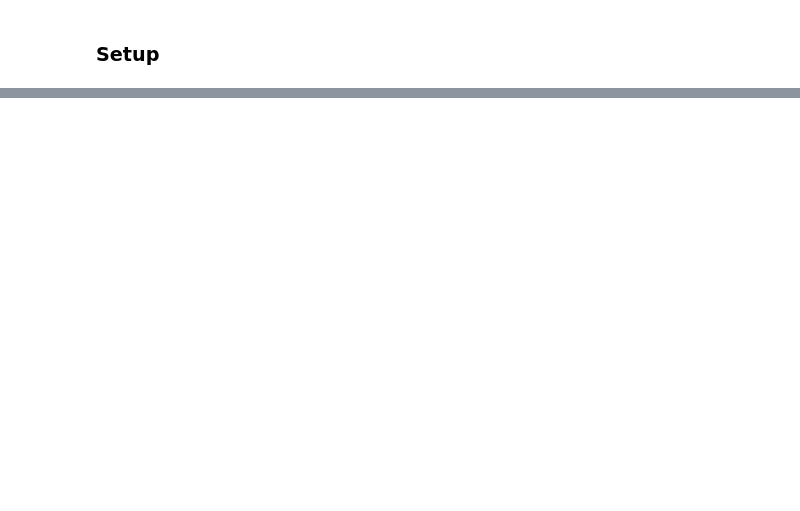
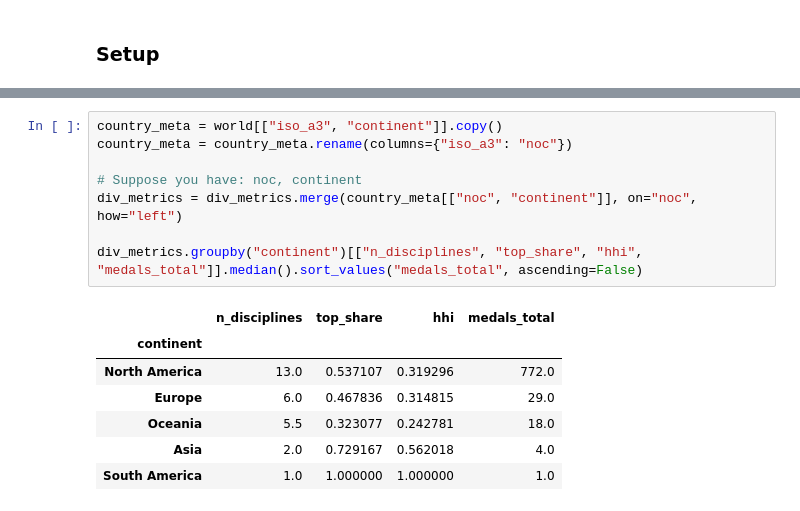
Before and after one commit to dpark2380/comm3180_S26_Blog, a Jupyter notebook: posts/blog_03_olympics/DOW3_olympics.ipynb, the cells around one changed output, grey strips where cells are left out. Drawn from its saved outputs; the diff is of its cells as text; blank space fills up the shorter version.

```diff
--- a/posts/blog_03_olympics/DOW3_olympics.ipynb
+++ b/posts/blog_03_olympics/DOW3_olympics.ipynb
@@ -170,0 +216,16 @@ plt.show()
+# %%
+country_meta = world[["iso_a3", "continent"]].copy()
+country_meta = country_meta.rename(columns={"iso_a3": "noc"})
+
+# Suppose you have: noc, continent
+div_metrics = div_metrics.merge(country_meta[["noc", "continent"]], on="noc", how="left")
+
+div_metrics.groupby("continent")[["n_disciplines", "top_share", "hhi", "medals_total"]].median().sort_values("medals_total", ascending=False)
+# %% [output]
+|  | n_disciplines | top_share | hhi | medals_total |
+| continent |  |  |  |  |
+| North America | 13.0 | 0.537107 | 0.319296 | 772.0 |
+| Europe | 6.0 | 0.467836 | 0.314815 | 29.0 |
+| Oceania | 5.5 | 0.323077 | 0.242781 | 18.0 |
+| Asia | 2.0 | 0.729167 | 0.562018 | 4.0 |
+| South America | 1.0 | 1.000000 | 1.000000 | 1.0 |
```
Also changed, not shown: parts of 26 cells of this notebook, 1 other file.
